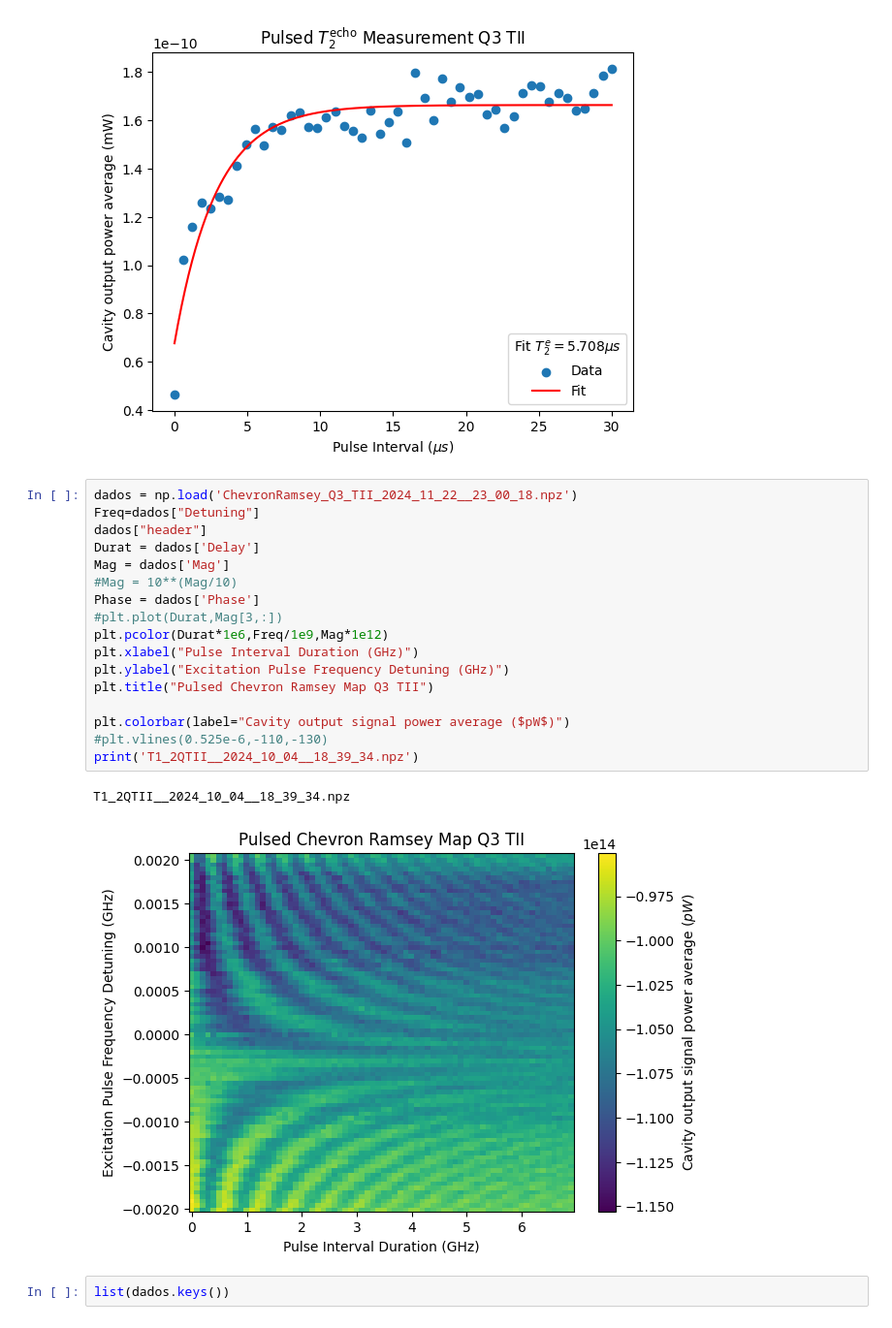
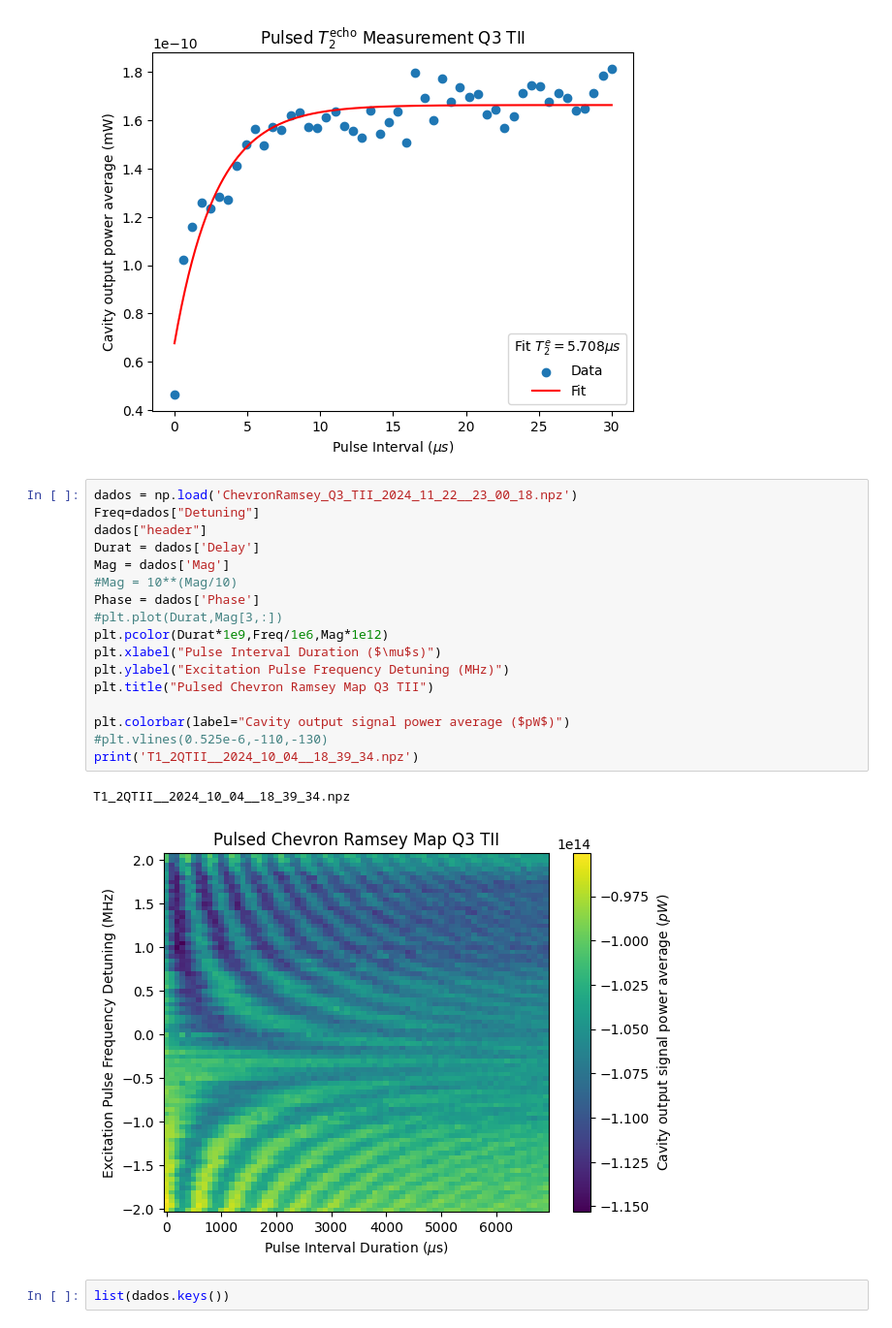
Before and after one commit to Danielgb23/superconducting_qubit_3, a Jupyter notebook: TII3Q/Q3 Load_files.ipynb, the cells around one changed output. Shown at 97% size. Cells and saved outputs as stored; diff of their text form.

```diff
--- a/TII3Q/Q3 Load_files.ipynb
+++ b/TII3Q/Q3 Load_files.ipynb
@@ -244,23 +244,23 @@ plt.legend(title=f"Fit $T_2^e={2*popt['tau']:.3f}\\mu s$")
 # %%
 dados = np.load('ChevronRamsey_Q3_TII_2024_11_22__23_00_18.npz')
 Freq=dados["Detuning"]
 dados["header"]
 Durat = dados['Delay']
 Mag = dados['Mag']
 #Mag = 10**(Mag/10)
 Phase = dados['Phase']
 #plt.plot(Durat,Mag[3,:])
-plt.pcolor(Durat*1e6,Freq/1e9,Mag*1e12)
-plt.xlabel("Pulse Interval Duration (GHz)")
-plt.ylabel("Excitation Pulse Frequency Detuning (GHz)")
+plt.pcolor(Durat*1e9,Freq/1e6,Mag*1e12)
+plt.xlabel("Pulse Interval Duration ($\mu$s)")
+plt.ylabel("Excitation Pulse Frequency Detuning (MHz)")
 plt.title("Pulsed Chevron Ramsey Map Q3 TII")
 
 plt.colorbar(label="Cavity output signal power average ($pW$)")
 #plt.vlines(0.525e-6,-110,-130)
 print('T1_2QTII__2024_10_04__18_39_34.npz')
 # %% [output]
 T1_2QTII__2024_10_04__18_39_34.npz
-[figure, old version]
+[figure, new version]
 # %%
 list(dados.keys())
 # %% [output]
```
